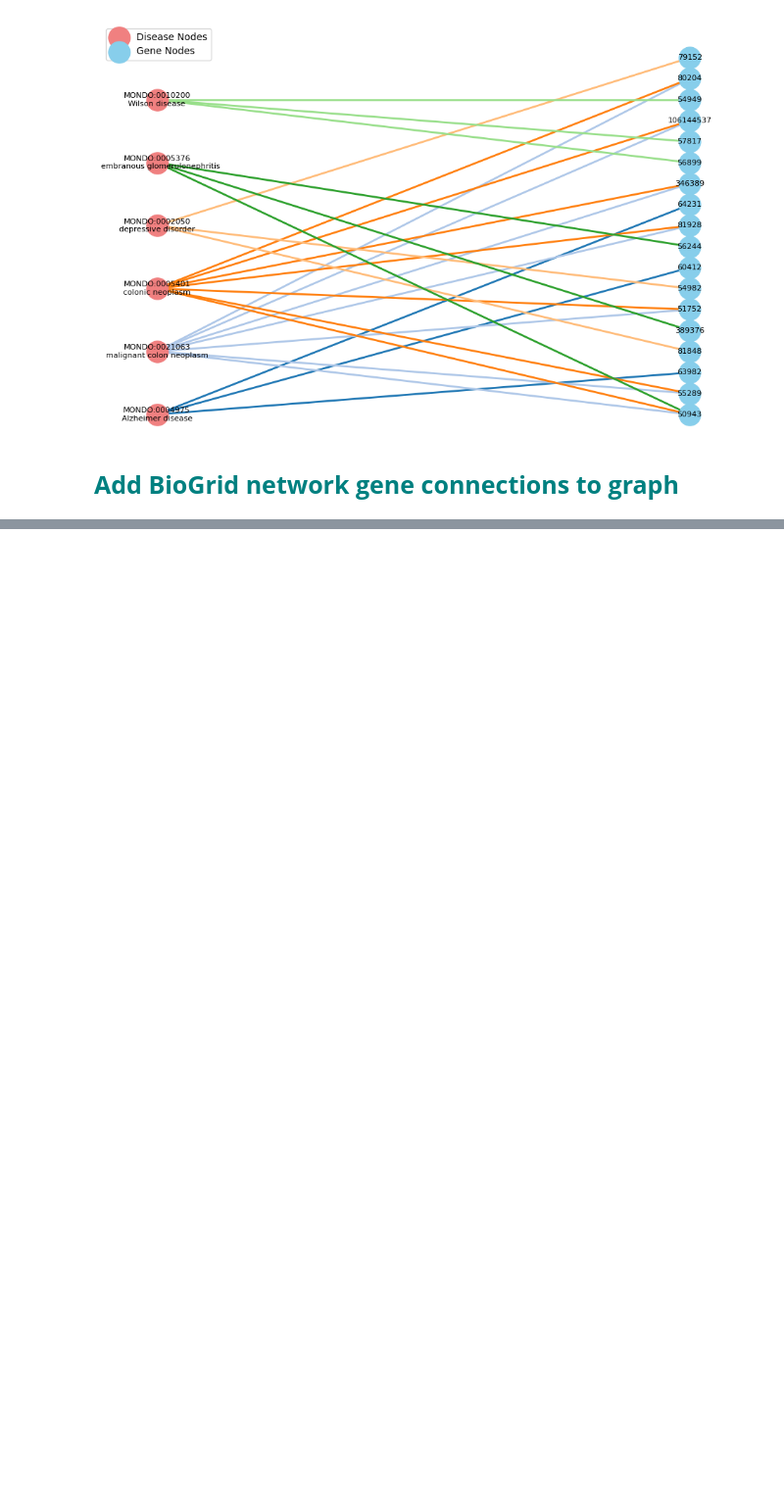
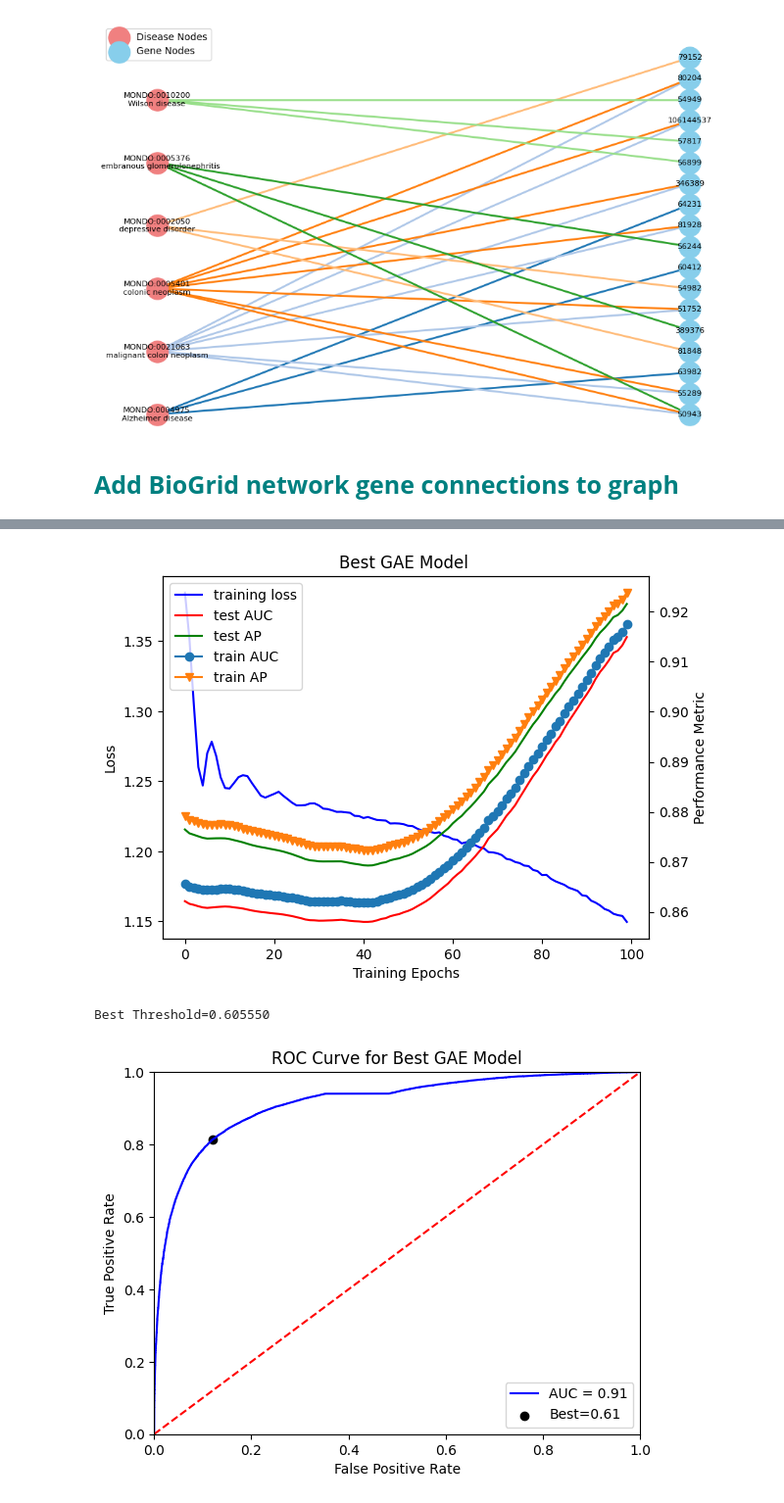
Before and after one commit to kay15vl/ReDrugGraph, a Jupyter notebook: scripts/gnn_implementation.ipynb, the cells around one changed output, grey strips where cells are left out. Shown at 98% size. Drawn from its saved outputs; the diff is of its cells as text; code cells hidden in the pictures; blank space fills up the shorter version.

```diff
--- a/scripts/gnn_implementation.ipynb
+++ b/scripts/gnn_implementation.ipynb
@@ -499,0 +809,37 @@ connected_genes = {gene for gene, diseases in disease_connections.items() if any
+# %%
+# define the training and testing functions
+def gae_train(train_data, gae_model, optimizer):
+    gae_model.train()
+    optimizer.zero_grad()
+    z = gae_model.encode(train_data.x, train_data.edge_index)
+    loss = gae_model.recon_loss(z, train_data.pos_edge_label_index)
+    loss.backward()
+    optimizer.step()
+    return float(loss)
+
+@torch.no_grad()
+def gae_test(test_data, gae_model):
+    gae_model.eval()
+    z = gae_model.encode(test_data.x, test_data.edge_index)
+    auc, ap = gae_model.test(z, test_data.pos_edge_label_index, test_data.neg_edge_label_index)
+    return auc, ap
+
+losses = []
+test_auc = []
+test_ap = []
+train_aucs = []
+train_aps = []
+
+for epoch in range(1, epochs + 1):
+    loss = gae_train(train_set, gae_model, optimizer)
+    losses.append(loss)
+
+    train_auc, train_ap = gae_test(train_set, gae_model)
+    train_aucs.append(train_auc)
+    train_aps.append(train_ap)
+
+    test_auc_value, test_ap_value = gae_test(test_set, gae_model)
+    test_auc.append(test_auc_value)
+    test_ap.append(test_ap_value)
+
+    print(f'Epoch: {epoch:03d}, Loss: {loss:.4f}, Train AUC: {train_auc:.4f}, Train AP: {train_ap:.4f}, Test AUC: {test_auc_value:.4f}, Test AP: {test_ap_value:.4f}')
@@ -499,0 +876,7 @@ connected_genes = {gene for gene, diseases in disease_connections.items() if any
+# %%
+plot_training_stats('Best GAE Model ', losses, test_auc, test_ap, train_aucs, train_aps)
+plot_roc_curve('ROC Curve for Best GAE Model',gae_model, test_set)
+# %% [output]
+[figure, added]
+Best Threshold=0.605550
+[figure, added]
```
Also changed, not shown: parts of 12 cells of this notebook.
